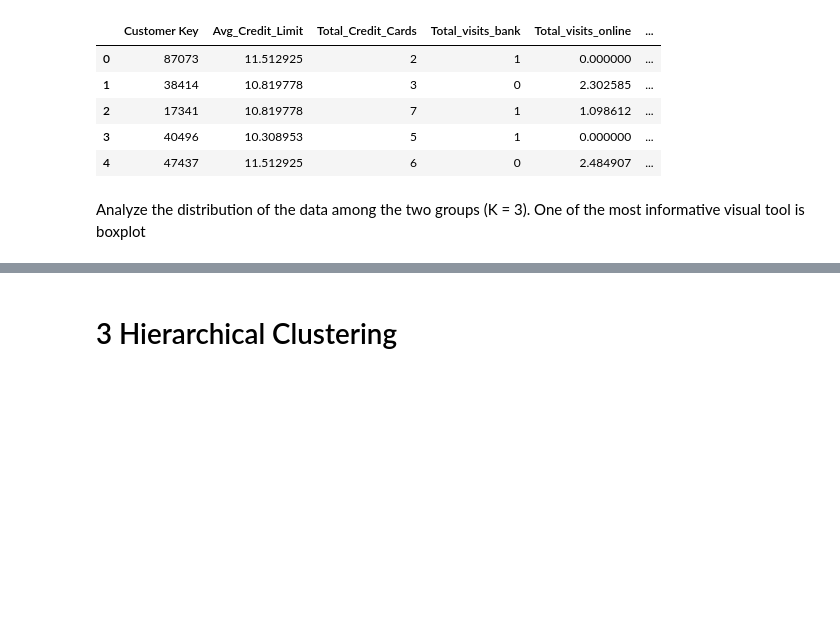
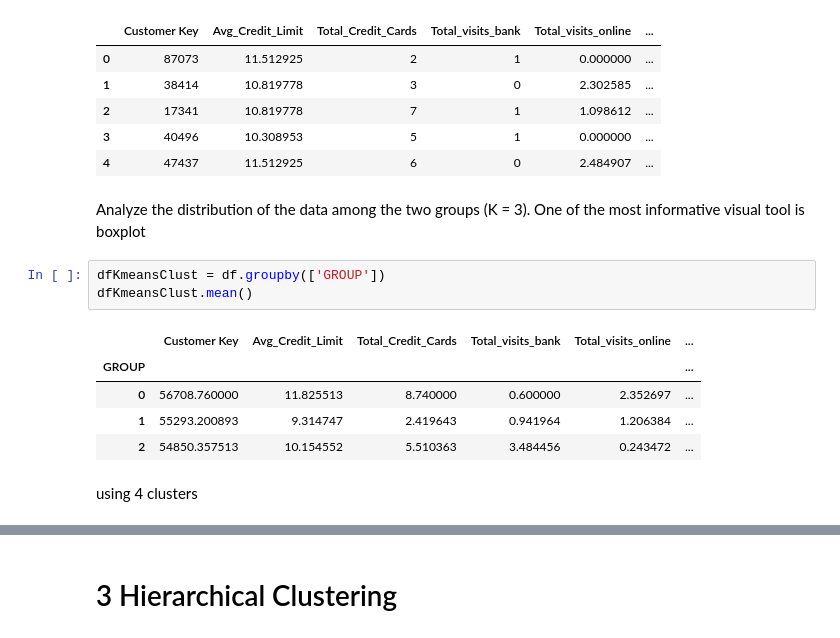
Before and after one commit to mazeeblanke/AllLife-Credit-Card-Customer-Segmentation, a Jupyter notebook: index.ipynb, the cells around one changed output, grey strips where cells are left out. Saved outputs shown, nothing was run; the diff lists cells and outputs as text; blank space fills up the shorter version.

```diff
--- a/index.ipynb
+++ b/index.ipynb
@@ -412,3 +425,14 @@ Groups Assigned :
 | 4 | 47437 | 11.512925 | 6 | 0 | 2.484907 | ... |
 # %% [markdown]
 Analyze the distribution of the data among the two groups (K = 3). One of the most informative visual tool is boxplot
+# %%
+dfKmeansClust = df.groupby(['GROUP'])
+dfKmeansClust.mean()
+# %% [output]
+|  | Customer Key | Avg_Credit_Limit | Total_Credit_Cards | Total_visits_bank | Total_visits_online | ... |
+| GROUP |  |  |  |  |  | ... |
+| 0 | 56708.760000 | 11.825513 | 8.740000 | 0.600000 | 2.352697 | ... |
+| 1 | 55293.200893 | 9.314747 | 2.419643 | 0.941964 | 1.206384 | ... |
+| 2 | 54850.357513 | 10.154552 | 5.510363 | 3.484456 | 0.243472 | ... |
+# %% [markdown]
+using 4 clusters
```
Also changed, not shown: parts of 15 cells of this notebook, 2 other files.
